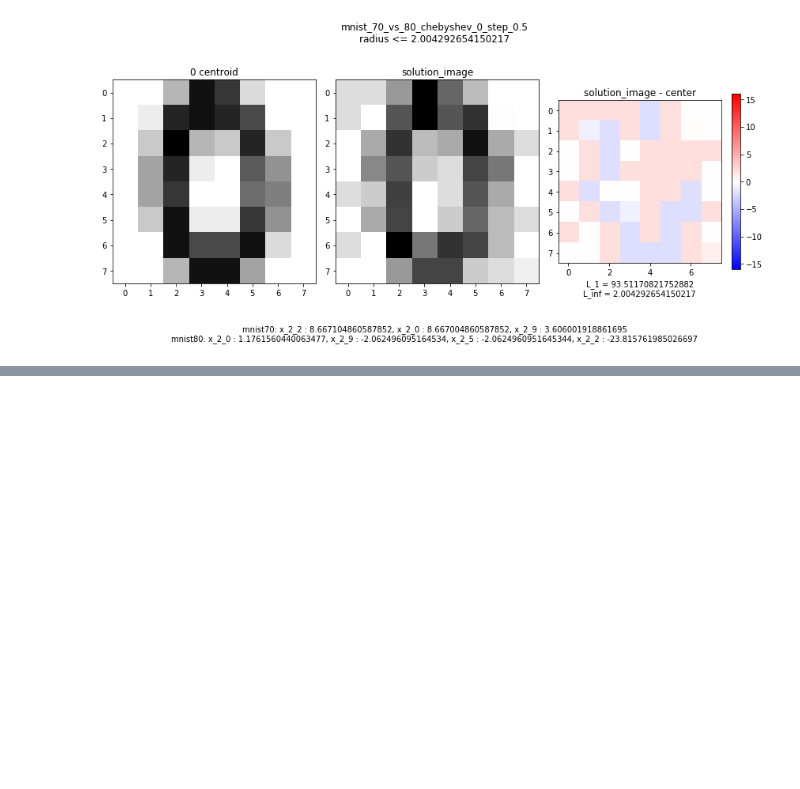
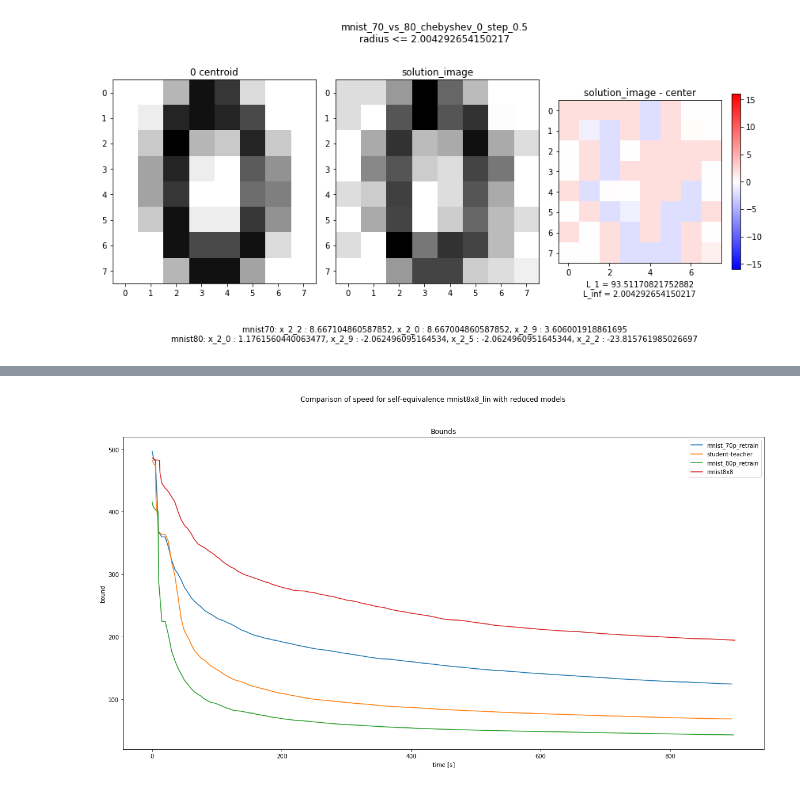
Before and after one commit to phK3/NNEquivalence, a Jupyter notebook: Evaluation/LogAnalysis.ipynb, the cells around one changed output, grey strips where cells are left out. Drawn from its saved outputs; the diff is of its cells as text; code cells hidden in the pictures; blank space fills up the shorter version.

```diff
--- a/Evaluation/LogAnalysis.ipynb
+++ b/Evaluation/LogAnalysis.ipynb
@@ -395,0 +538,34 @@ for i in range(len(ins)):
+# %%
+logs = separate_logs('mnist8x8_lin_context_mip3.txt')
+df_context_mip3 = get_table(logs[-1])
+df_context_mip3.drop_duplicates(subset='Time', keep='last', inplace=True)
+
+logs = separate_logs('mnist8x8_50p_student_equiv.txt')
+df_student = get_table(logs[-1])
+df_student.drop_duplicates(subset='Time', keep='last', inplace=True)
+
+logs = separate_logs('mnist_80p_retrain_equiv_weekend.txt')
+df_80p = get_table(logs[-1])
+df_80p.drop_duplicates(subset='Time', keep='last', inplace=True)
+
+logs = separate_logs('mnist_70p_retrain_equiv.txt')
+df_70p = get_table(logs[-1])
+df_70p.drop_duplicates(subset='Time', keep='last', inplace=True)
+# %%
+fig, ax = plt.subplots(1, 1, figsize=(20,10))
+fig.suptitle('Comparison of speed for self-equivalence mnist8x8_lin with reduced models')
+
+ax.plot('Time', 'BestBd', data=df_70p.loc[df_70p['Time'] <= 900], label='mnist_70p_retrain')
+ax.plot('Time', 'BestBd', data=df_student.loc[df_student['Time'] <= 900], label='student-teacher')
+ax.plot('Time', 'BestBd', data=df_80p.loc[df_80p['Time'] <= 900], label='mnist_80p_retrain')
+ax.plot('Time', 'BestBd', data=df_context_mip3, label='mnist8x8')
+
+ax.set_xlabel('time [s]')
+ax.set_ylabel('bound')
+
+ax.title.set_text('Bounds')
+ax.legend()
+
+plt.show()
+# %% [output]
+[figure, added]
```
Also changed, not shown: parts of 9 cells of this notebook.
